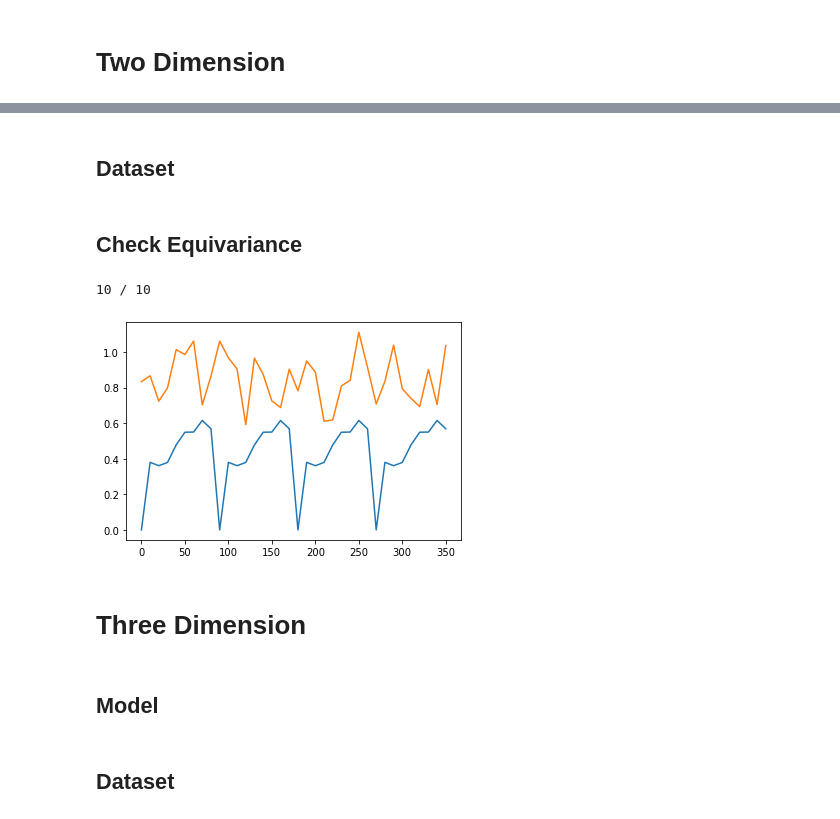
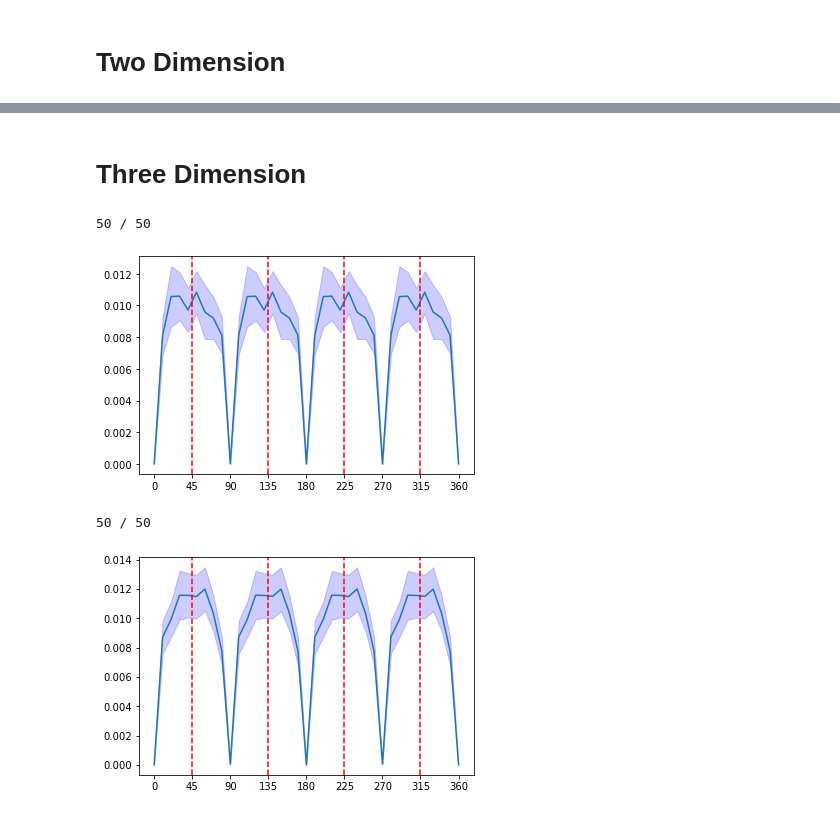
Before and after one commit to SoumyabrataKundu/Steerable, a Jupyter notebook: Steerable.ipynb, the cells around one changed output, grey strips where cells are left out. Saved outputs shown, nothing was run; the diff lists cells and outputs as text; code cells hidden in the pictures.

```diff
--- a/Steerable.ipynb
+++ b/Steerable.ipynb
@@ -7,0 +8,17 @@ import Steerable.nn as snn
+# %%
+class GaussianDataset(torch.utils.data.Dataset):
+    def __init__(self, size, mean=0.0, std=1.0, length=1000):
+        self.mean = mean
+        self.std = std
+        self.size = size
+        self.length = length
+
+    def __len__(self):
+        return self.length
+
+    def __getitem__(self, idx):
+        if idx >= self.length:
+            raise ValueError(f'Index{idx} out of range for dataset of length {self.length}')
+        image = torch.randn(self.size) * self.std + self.mean
+        label = 0
+        return image, label
@@ -39,2 +92,0 @@ class Model(torch.nn.Module):
-# %% [markdown]
-## Dataset
@@ -47,67 +93,37 @@ dataset = torchvision.datasets.MNIST('../Steerable Transformer/Codes/data', trai
-# %% [markdown]
-## Check Equivariance
-# %%
-def check_equivariance(model, dataset):
-    def diff_output(inputs1, inputs2):
-        with torch.no_grad():
-            outputs1 = model(inputs1.to(device))
-            outputs2 = model(inputs2.to(device))
-
-            return torch.max(torch.abs(outputs1 - outputs2)).item()
-
-    n_sim = 10
-    degrees = torch.arange(0, 360, 10)
-    values = torch.zeros(2, len(degrees))
-
-    for sim in range(n_sim):
-        inputs = dataset[torch.randint(0,len(dataset), (1,)).item()][0].unsqueeze(0)
-        for i, degree in enumerate(degrees):
-            inputs_rot = snn.rotate_2D_image(inputs, degree)
-            input_random = dataset[torch.randint(0,len(dataset), (1,)).item()][0].unsqueeze(0)
-            values[0, i] += diff_output(inputs, inputs_rot)
-            values[1, i] += diff_output(inputs, input_random)
-
-        print(f'{sim+1} / {n_sim}', end='\r')
-
-    values = values / len(degrees)
-    plt.plot(degrees, values[0])
-    plt.plot(degrees, values[1])
-    plt.show()
-
-model = Model().to(device)
-check_equivariance(model, dataset)
-# %% [output]
-10 / 10
-[figure, removed]
 # %% [markdown]
 # Three Dimension
-# %% [markdown]
-## Model
 # %%
-device = torch.device('cuda')
+# Model
 class Model(torch.nn.Module):
     def __init__(self) -> None:
         super().__init__()
         n_radius = 2
         n_theta = 40
         restricted = True
         conv_first = True
 
-        self.network = nn.Sequential(
-            snn.SE3Conv(3, [2,3], 3, n_radius=n_radius, n_theta=n_theta, padding='same', restricted=restricted, conv_first=conv_first),
+        self.network = torch.nn.Sequential(
+            snn.SE3Conv(1, [2,3], 3, n_radius=n_radius, n_theta=n_theta, padding='same', restricted=restricted, conv_first=conv_first),
             snn.SE3NormNonLinearity([2,3]),
             snn.SE3Conv([2,3], [4,5], 3, n_radius=n_radius, n_theta=n_theta, padding='same', restricted=restricted, conv_first=conv_first),
             snn.SE3BatchNorm(),
 
-            snn.SE3AvgPool(2),
-
+            snn.SE3AvgPool(4),
             snn.SE3Conv([4, 5], [4, 5], 3, n_radius=n_radius, n_theta=n_theta, restricted=restricted, conv_first=conv_first),
 
             snn.SE3NormFlatten()
-
         )
 
     def forward(self,x):
         return self.network(x.type(torch.cfloat))
+
+# Check Equivariance
+model = Model().to(device)
+dataset = GaussianDataset(size =(1,32,32,32))
+check_equivariance(model, dataset, lambda x,degree:snn.rotate_3D_image(x, (degree,0,0)))
+check_equivariance(model, dataset, lambda x,degree:snn.rotate_3D_image(x, (0,degree,0)))
+# %% [output]
+50 / 50
+[figure, added]
+50 / 50
+[figure, added]
-# %% [markdown]
-## Dataset
```
Also changed, not shown: parts of 12 cells of this notebook, 6 other files.
